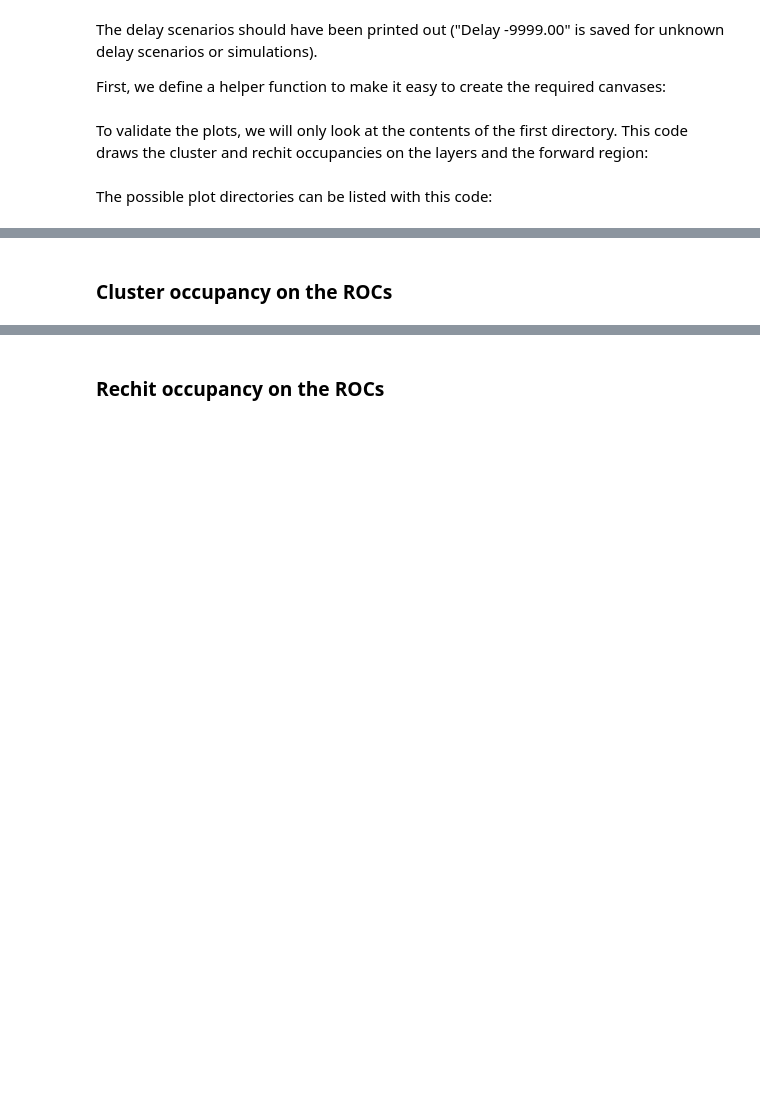
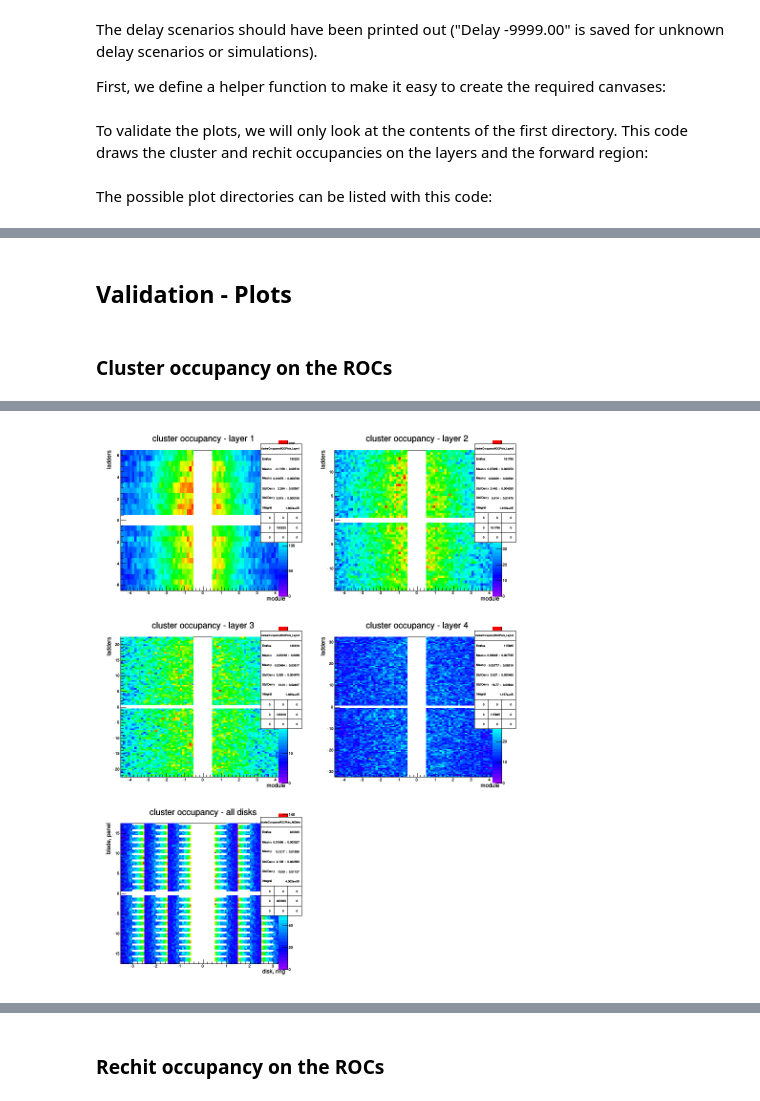
Before and after one commit to hunyadix/PhaseIEfficiencyPlotter, a Jupyter notebook: ipynb/Compare Timing Plots.ipynb, the cells around one changed output, grey strips where cells are left out. Drawn from its saved outputs; the diff is of its cells as text; code cells hidden in the pictures; blank space fills up the shorter version.

```diff
--- a/ipynb/Compare Timing Plots.ipynb
+++ b/ipynb/Compare Timing Plots.ipynb
@@ -20,14 +20,12 @@ The delay scenarios should have been printed out ("Delay -9999.00" is saved for
 
 First, we define a helper function to make it easy to create the required canvases:
 # %%
-import math
-
 def createTwoByNCanvas(name, title, width, height, plotDirectory, plotNames):
     canvas = ROOT.TCanvas(name, title, width, height)
-    canvas.Divide(2, int(math.ceil(len(plotNames) / 2)))
+    canvas.Divide(2, int((len(plotNames) + 1) / 2))
     for index, plotName in enumerate(plotNames):
         canvas.cd(index + 1)
-        plot = ROOT.gDirectory.Get(plotName)
+        plot = ROOT.gDirectory.Get(plotDirectory + "/" + plotName)
         if plot: plot.Draw("COLZ")
         else: print "Missing plot: ", plotName
     return canvas
@@ -36,5 +37,5 @@ To validate the plots, we will only look at the contents of the first directory.
 # %%
-ROOT.enableJSVis()
-mainDir = ROOT.gDirectory.GetListOfKeys().First().GetTitle()
+mainDir = ROOT.gDirectory.Get(
+    ROOT.gDirectory.GetListOfKeys().First().GetTitle())
 # %% [markdown]
 The possible plot directories can be listed with this code:
@@ -45,8 +62,10 @@ AttributeError: 'str' object has no attribute 'GetListOfKeys'
+# %% [markdown]
+## Validation - Plots
 # %% [markdown]
 ### Cluster occupancy on the ROCs
 # %%
 canvas = createTwoByNCanvas("ClusterOccupancyCanvas", "Cluster Occupancy on the ROCs", 900, 1200,
-                   mainDir + "/" + "clusterOccupancyROCPlots",
+                   mainDir.GetTitle() + "/" + "clusterOccupancyROCPlots",
                    ["clusterOccupancyROCPlots_Layer1",
                     "clusterOccupancyROCPlots_Layer2",
                     "clusterOccupancyROCPlots_Layer3",
@@ -54,3 +73,4 @@ canvas = createTwoByNCanvas("ClusterOccupancyCanvas", "Cluster Occupancy on the
                     "clusterOccupancyROCPlots_AllDisks"]
                   )
 canvas.Draw()
+# %% [output]
@@ -56,0 +78 @@ canvas.Draw()
+[figure, added]
```
Also changed, not shown: parts of 14 cells of this notebook, 4 other files.
